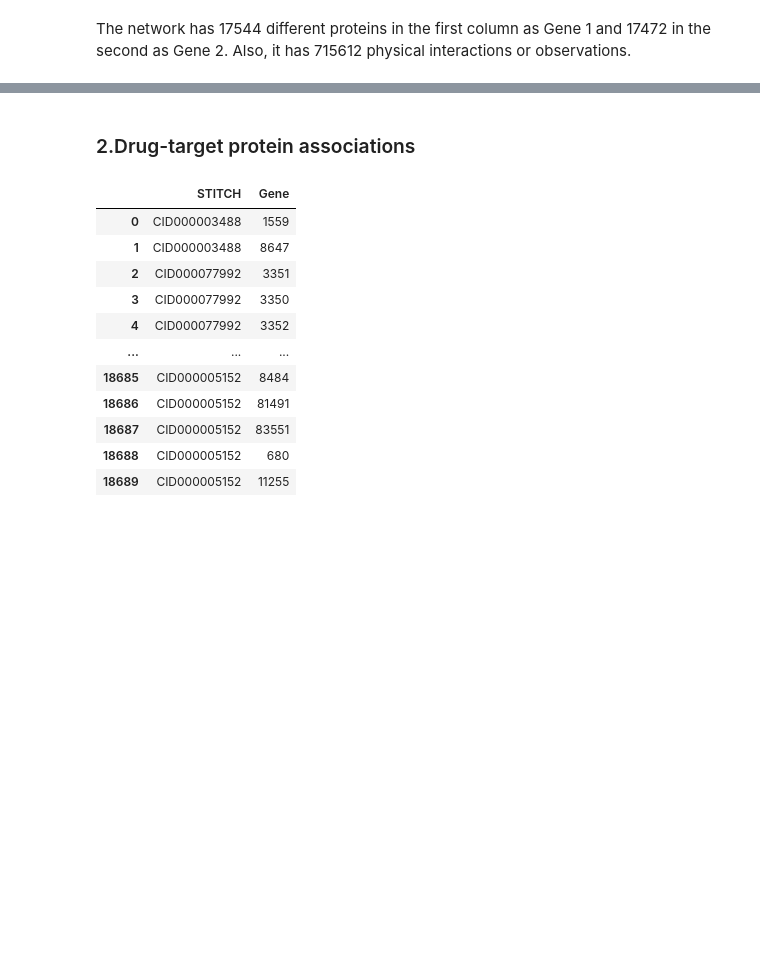
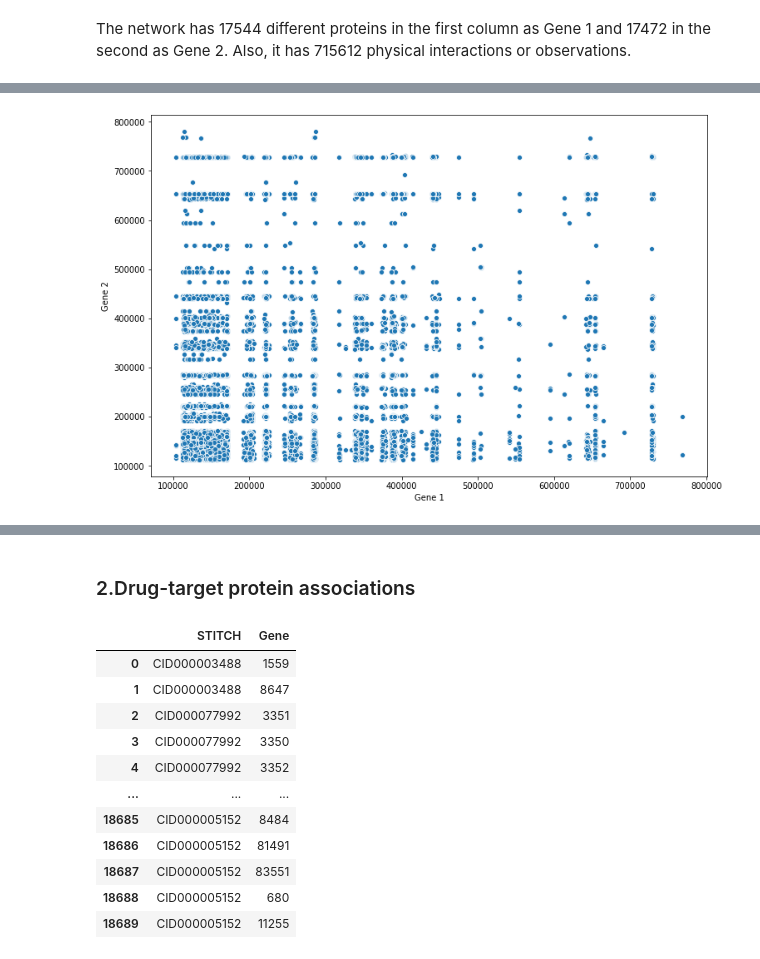
Before and after one commit to Lertas/Drug-Drug-Interaction-Prediction, a Jupyter notebook: Drug-Drug Interaction Prediction.ipynb, the cells around one changed output, grey strips where cells are left out. Drawn from its saved outputs; the diff is of its cells as text; code cells hidden in the pictures; blank space fills up the shorter version.

```diff
--- a/Drug-Drug Interaction Prediction.ipynb
+++ b/Drug-Drug Interaction Prediction.ipynb
@@ -61,0 +75,6 @@ The network has 17544 different proteins in the first column as Gene 1 and 17472
+# %%
+#plot ppi in proteins over 100.000 & under 1.000.000
+plt.figure(figsize=(12,8))
+sns.scatterplot(x='Gene 1',y='Gene 2',data=ppi[(ppi>100000) & (ppi<1000000)]);
+# %% [output]
+[figure, added]
```
Also changed, not shown: parts of 71 cells of this notebook.
